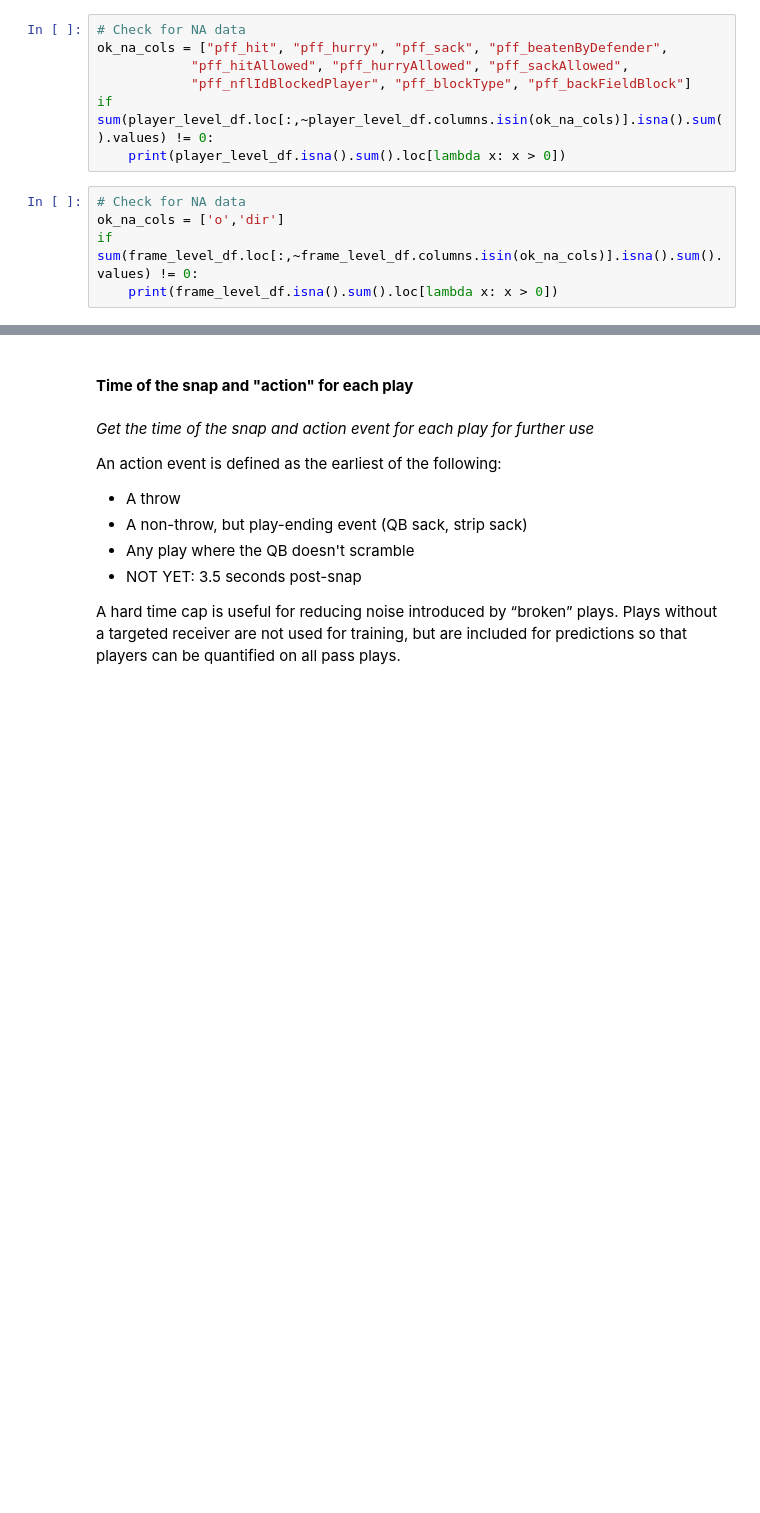
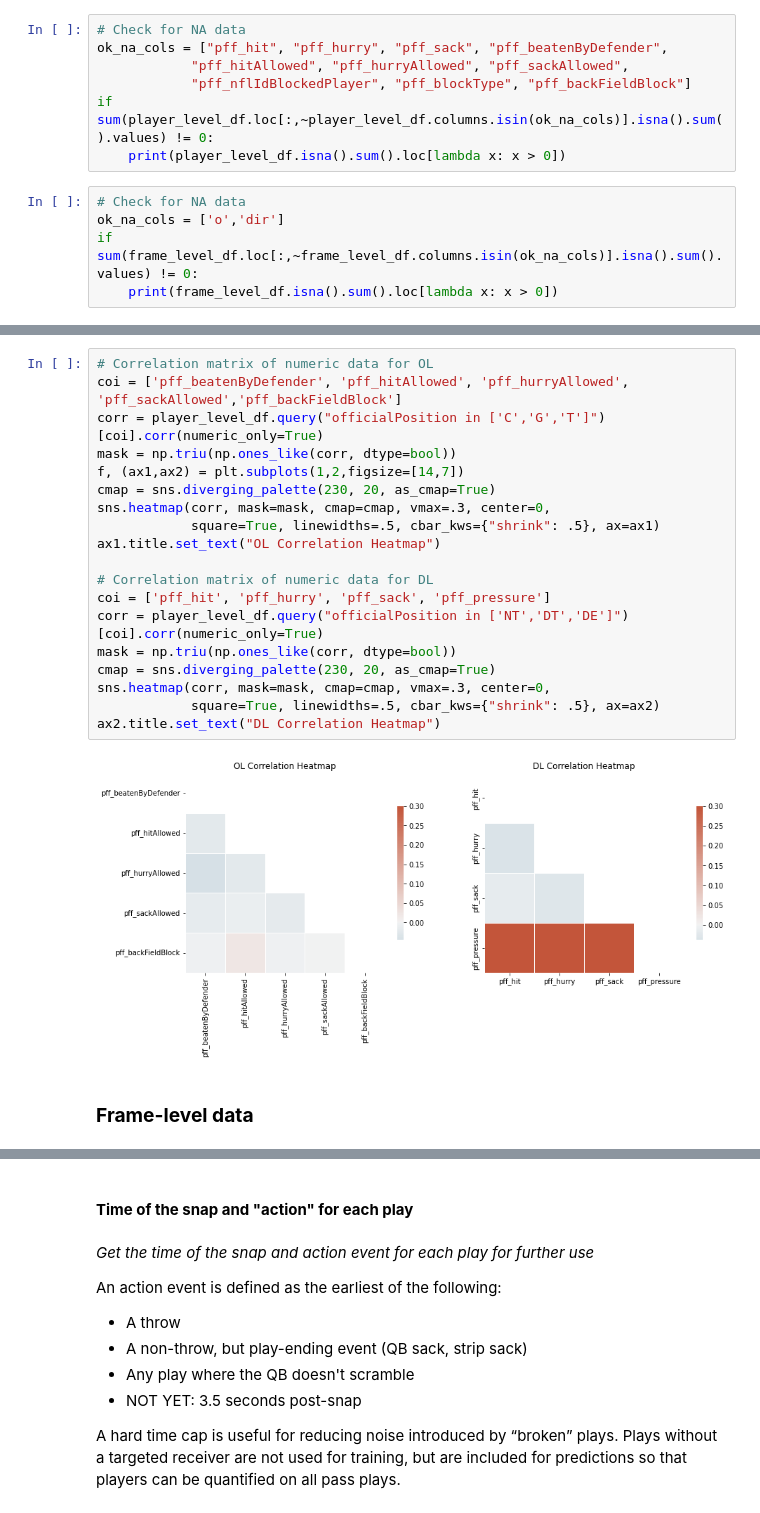
Before and after one commit to SolB77/2023-NFL-Big-Data-Bowl, a Jupyter notebook: Code/eda.ipynb, the cells around one changed output, grey strips where cells are left out. Cells and saved outputs as stored; diff of their text form; blank space fills up the shorter version.

```diff
--- a/Code/eda.ipynb
+++ b/Code/eda.ipynb
@@ -121,0 +353,23 @@ if sum(frame_level_df.loc[:,~frame_level_df.columns.isin(ok_na_cols)].isna().sum
+# %%
+# Correlation matrix of numeric data for OL
+coi = ['pff_beatenByDefender', 'pff_hitAllowed', 'pff_hurryAllowed', 'pff_sackAllowed','pff_backFieldBlock']
+corr = player_level_df.query("officialPosition in ['C','G','T']")[coi].corr(numeric_only=True)
+mask = np.triu(np.ones_like(corr, dtype=bool))
+f, (ax1,ax2) = plt.subplots(1,2,figsize=[14,7])
+cmap = sns.diverging_palette(230, 20, as_cmap=True)
+sns.heatmap(corr, mask=mask, cmap=cmap, vmax=.3, center=0,
+            square=True, linewidths=.5, cbar_kws={"shrink": .5}, ax=ax1)
+ax1.title.set_text("OL Correlation Heatmap")
+
+# Correlation matrix of numeric data for DL
+coi = ['pff_hit', 'pff_hurry', 'pff_sack', 'pff_pressure']
+corr = player_level_df.query("officialPosition in ['NT','DT','DE']")[coi].corr(numeric_only=True)
+mask = np.triu(np.ones_like(corr, dtype=bool))
+cmap = sns.diverging_palette(230, 20, as_cmap=True)
+sns.heatmap(corr, mask=mask, cmap=cmap, vmax=.3, center=0,
+            square=True, linewidths=.5, cbar_kws={"shrink": .5}, ax=ax2)
+ax2.title.set_text("DL Correlation Heatmap")
+# %% [output]
+[figure, added]
+# %% [markdown]
+### **Frame-level data**
```
Also changed, not shown: parts of 71 cells of this notebook.
